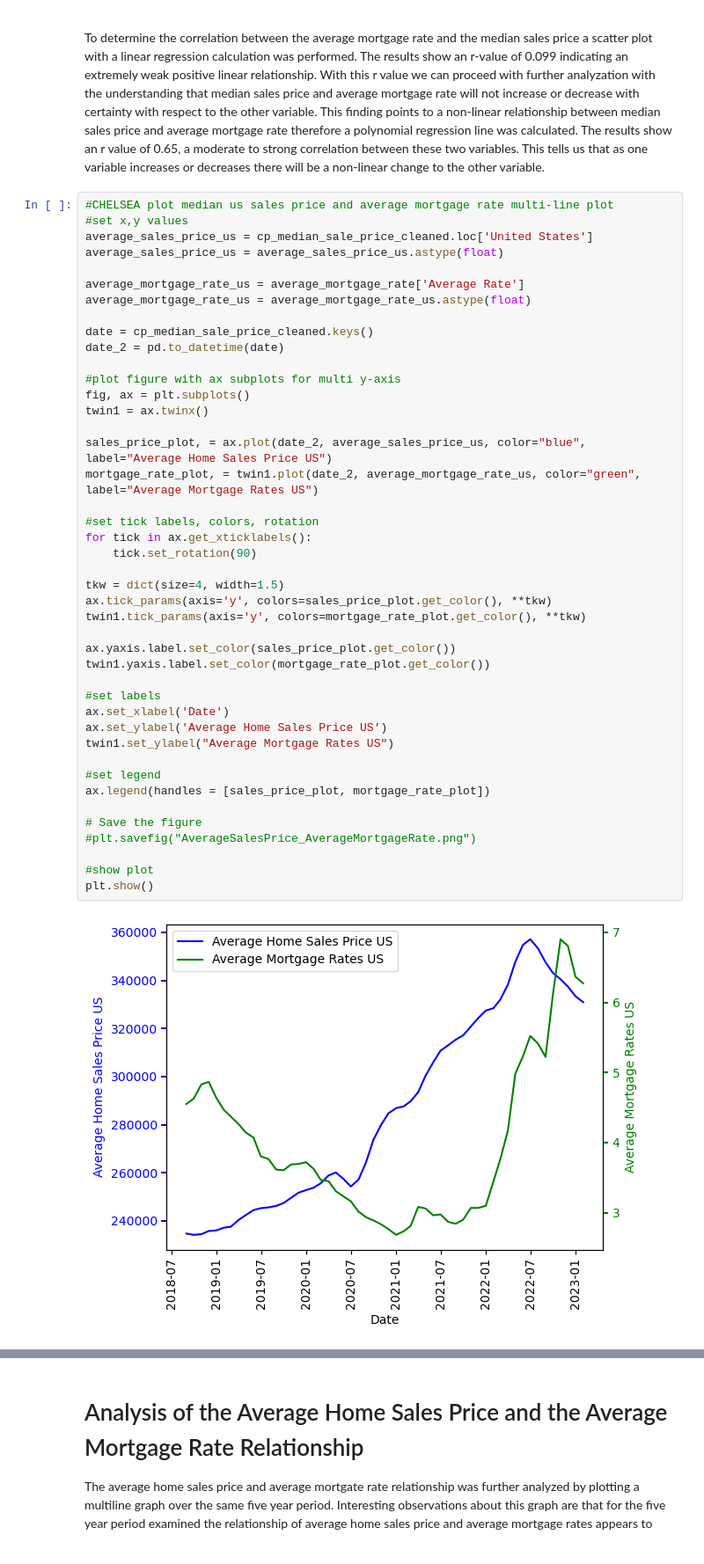
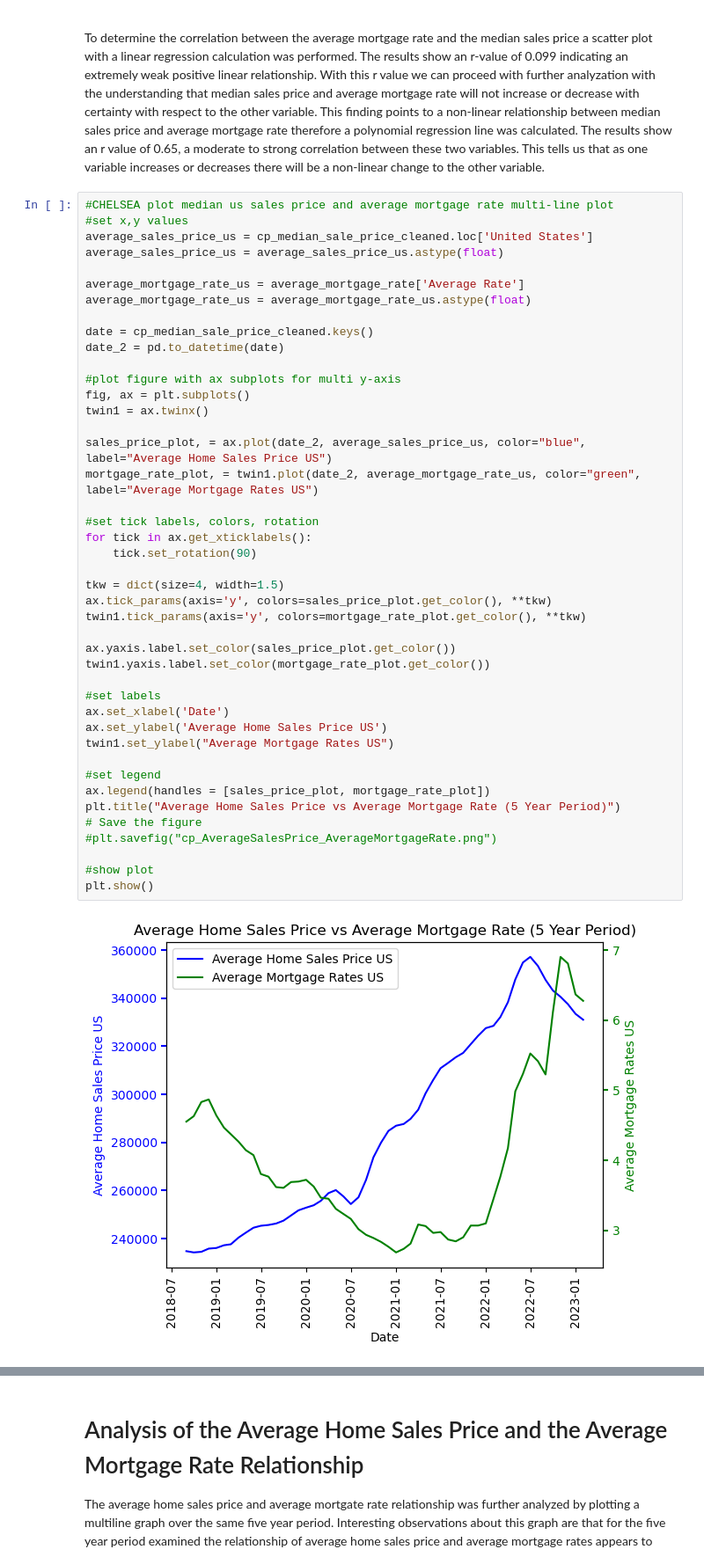
Before and after one commit to ceramicbull/Project-1-Repo, a Jupyter notebook: Group Project One Notebook.ipynb, the cells around one changed output, grey strips where cells are left out. Shown at 88% size. Drawn from its saved outputs; the diff is of its cells as text.

```diff
--- a/Group Project One Notebook.ipynb
+++ b/Group Project One Notebook.ipynb
@@ -692,36 +692,36 @@ date_2 = pd.to_datetime(date)
 #plot figure with ax subplots for multi y-axis
 fig, ax = plt.subplots()
 twin1 = ax.twinx()
 
 sales_price_plot, = ax.plot(date_2, average_sales_price_us, color="blue", label="Average Home Sales Price US")
 mortgage_rate_plot, = twin1.plot(date_2, average_mortgage_rate_us, color="green", label="Average Mortgage Rates US")
 
 #set tick labels, colors, rotation
 for tick in ax.get_xticklabels():
     tick.set_rotation(90)
 
 tkw = dict(size=4, width=1.5)
 ax.tick_params(axis='y', colors=sales_price_plot.get_color(), **tkw)
 twin1.tick_params(axis='y', colors=mortgage_rate_plot.get_color(), **tkw)
 
 ax.yaxis.label.set_color(sales_price_plot.get_color())
 twin1.yaxis.label.set_color(mortgage_rate_plot.get_color())
 
 #set labels
 ax.set_xlabel('Date')
 ax.set_ylabel('Average Home Sales Price US')
 twin1.set_ylabel("Average Mortgage Rates US")
 
 #set legend
 ax.legend(handles = [sales_price_plot, mortgage_rate_plot])
-
+plt.title("Average Home Sales Price vs Average Mortgage Rate (5 Year Period)")
 # Save the figure
-#plt.savefig("AverageSalesPrice_AverageMortgageRate.png")
+#plt.savefig("cp_AverageSalesPrice_AverageMortgageRate.png")
 
 #show plot
 plt.show()
 # %% [output]
-[figure, old version]
+[figure, new version]
 # %%
 #add vline to points when relationship changed
 #plot median us sales price and average mortgage rate multi-line plot
```
Also changed, not shown: parts of 3 cells of this notebook.
